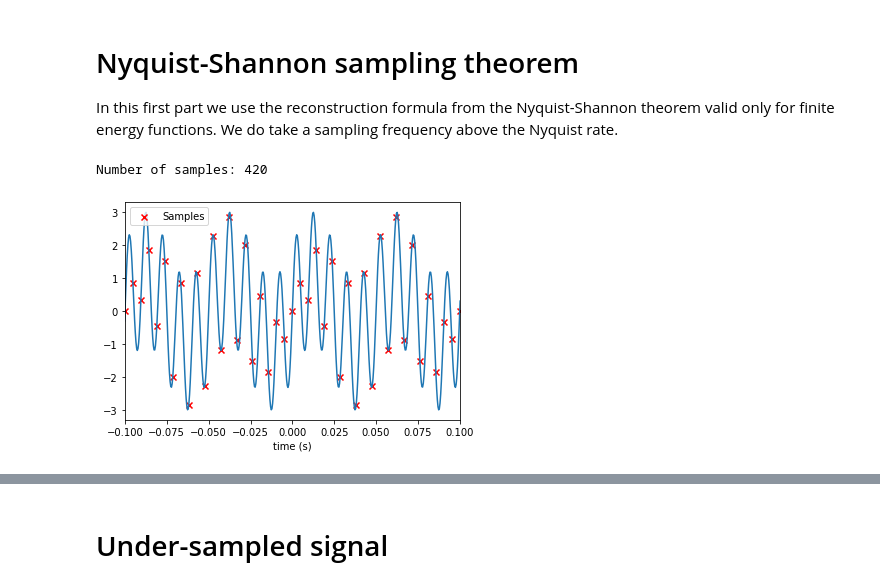
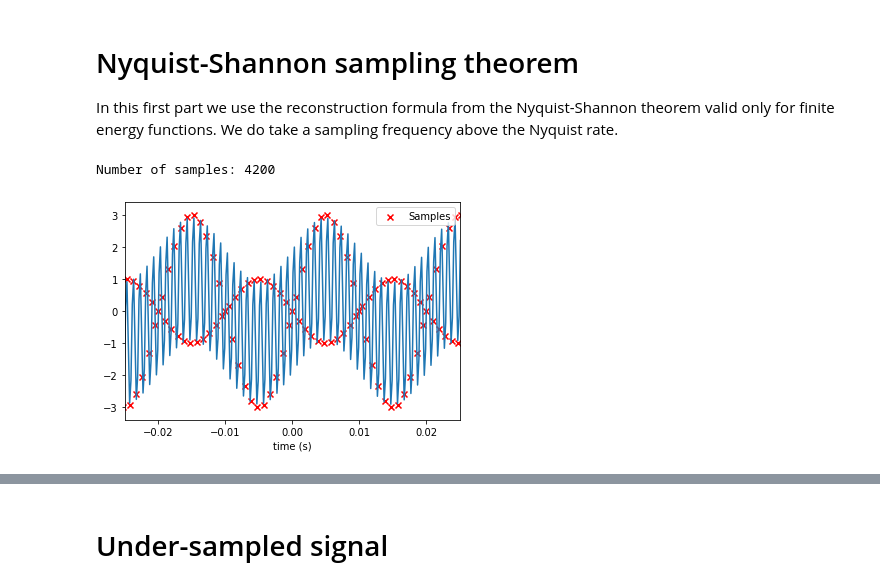
Before and after one commit to raquelgb98/TFG-mates, a Jupyter notebook: Nyquist-Shannon.ipynb, the cells around one changed output, grey strips where cells are left out. Drawn from its saved outputs; the diff is of its cells as text; code cells hidden in the pictures.

```diff
--- a/Nyquist-Shannon.ipynb
+++ b/Nyquist-Shannon.ipynb
@@ -14,36 +14,36 @@ pi = np.pi
 In this first part we use the reconstruction formula from the Nyquist-Shannon theorem valid only for finite energy functions. We do take a sampling frequency above the Nyquist rate.
 # %%
 T = 1 # the full time interval is [-T,T]
-window = 0.1 # we will only plot the function for the times in [-window,window]
-low_freq = 20
-high_freq = 100
+window = 0.025 # we will only plot the function for the times in [-window,window]
+low_freq = 50
+high_freq = 1000
 fs = 2.1*high_freq # sampling frequency, we take it slightly above 2W to prevent errors
 
 def points(fs,n):
     return n/(fs)
-t = np.linspace(-T,T,50*high_freq) # time
+t = np.linspace(-T,T,10000) # time
 N = np.int(np.ceil(2*fs*T)) # number of sample points
 n = np.arange(np.ceil(-N/2),np.ceil(N/2),1)
 sample_points = points(fs,n)
 
 # Now we define our function:
 def f(x):
     return np.sin(2*pi*low_freq*x) + 2*np.sin(2*pi*high_freq*x)
 original_function = f(t)
 
 # We sample the function:
 sampled_function = f(sample_points)
 
 plt.plot(t,original_function)
 plt.scatter(sample_points,sampled_function, marker = 'x', color = 'red', label = 'Samples')
 plt.xlim((-window,window))
 plt.xlabel('time (s)')
 plt.legend()
 plt.savefig('NS1.png',bbox_inches='tight')
 print('Number of samples:',N)
 # %% [output]
-Number of samples: 420
+Number of samples: 4200
-[figure, old version]
+[figure, new version]
 # %%
 def impulse(t,n,fs):
     return np.sin(pi*(fs*t-n))/(pi*(fs*t-n))
```
Also changed, not shown: parts of 11 cells of this notebook, 4 other files.
